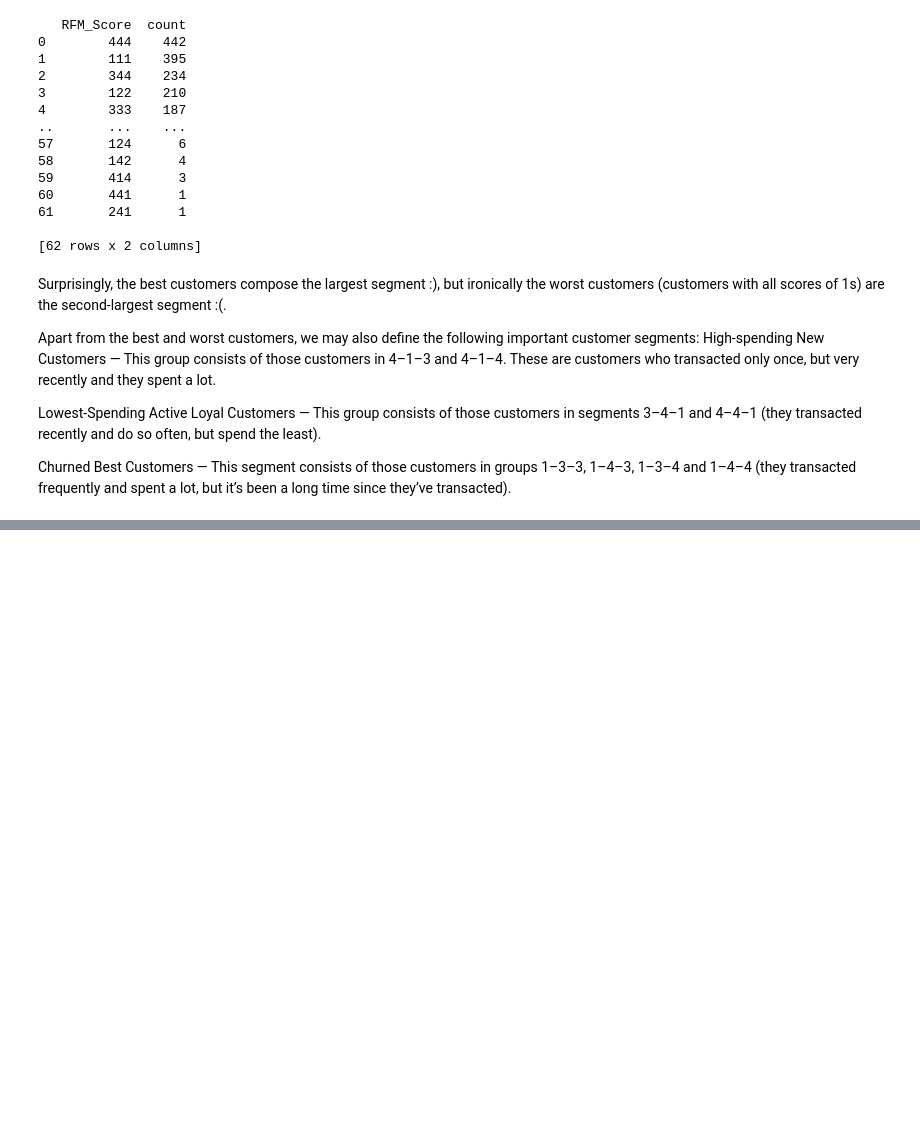
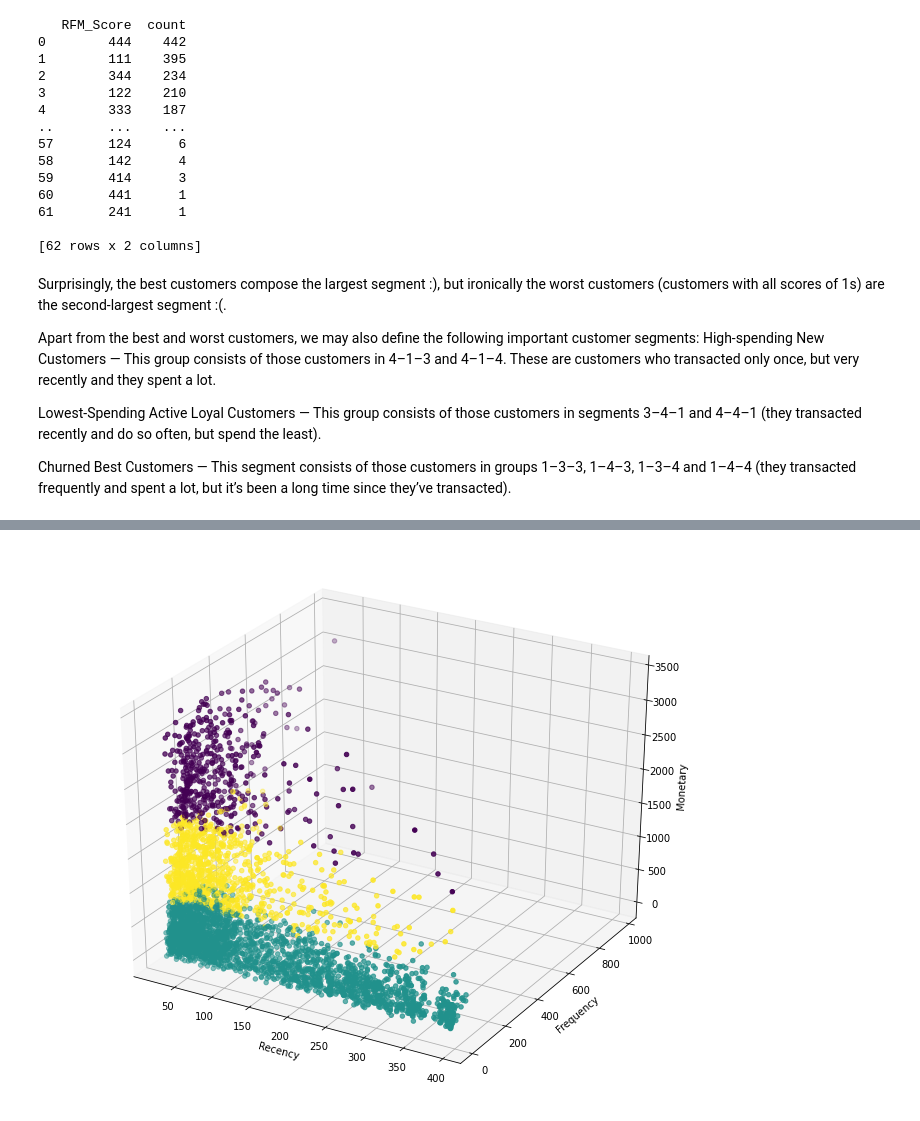
Before and after one commit to pasdptt/PasdPublicNB, a Jupyter notebook: Customer_segmentation.ipynb, the cells around one changed output, grey strips where cells are left out. Saved outputs shown, nothing was run; the diff lists cells and outputs as text; code cells hidden in the pictures; blank space fills up the shorter version.

```diff
--- a/Customer_segmentation.ipynb
+++ b/Customer_segmentation.ipynb
@@ -328,0 +501,3 @@ Churned Best Customers — This segment consists of those customers in groups 1
+# %%
+df_pred = spark.createDataFrame(rows)
+df_pred.show()
@@ -328,0 +522,3 @@ Churned Best Customers — This segment consists of those customers in groups 1
+# %%
+df_pred = df_pred.join(rfm_table_cleaned, 'CustomerId')
+df_pred.show()
@@ -328,0 +543,5 @@ Churned Best Customers — This segment consists of those customers in groups 1
+# %%
+df_pred2=df_pred.select("CustomerId","prediction","Recency","Frequency","Monetary")
+# %%
+pddf_pred = df_pred2.toPandas().set_index('CustomerId')
+pddf_pred.head()
@@ -328,0 +556,9 @@ Churned Best Customers — This segment consists of those customers in groups 1
+# %%
+threedee = plt.figure(figsize=(12,10)).gca(projection='3d')
+threedee.scatter(pddf_pred.Recency, pddf_pred.Frequency, pddf_pred.Monetary, c=pddf_pred.prediction)
+threedee.set_xlabel('Recency')
+threedee.set_ylabel('Frequency')
+threedee.set_zlabel('Monetary')
+plt.show()
+# %% [output]
+[figure, added]
```
Also changed, not shown: parts of 21 cells of this notebook.
